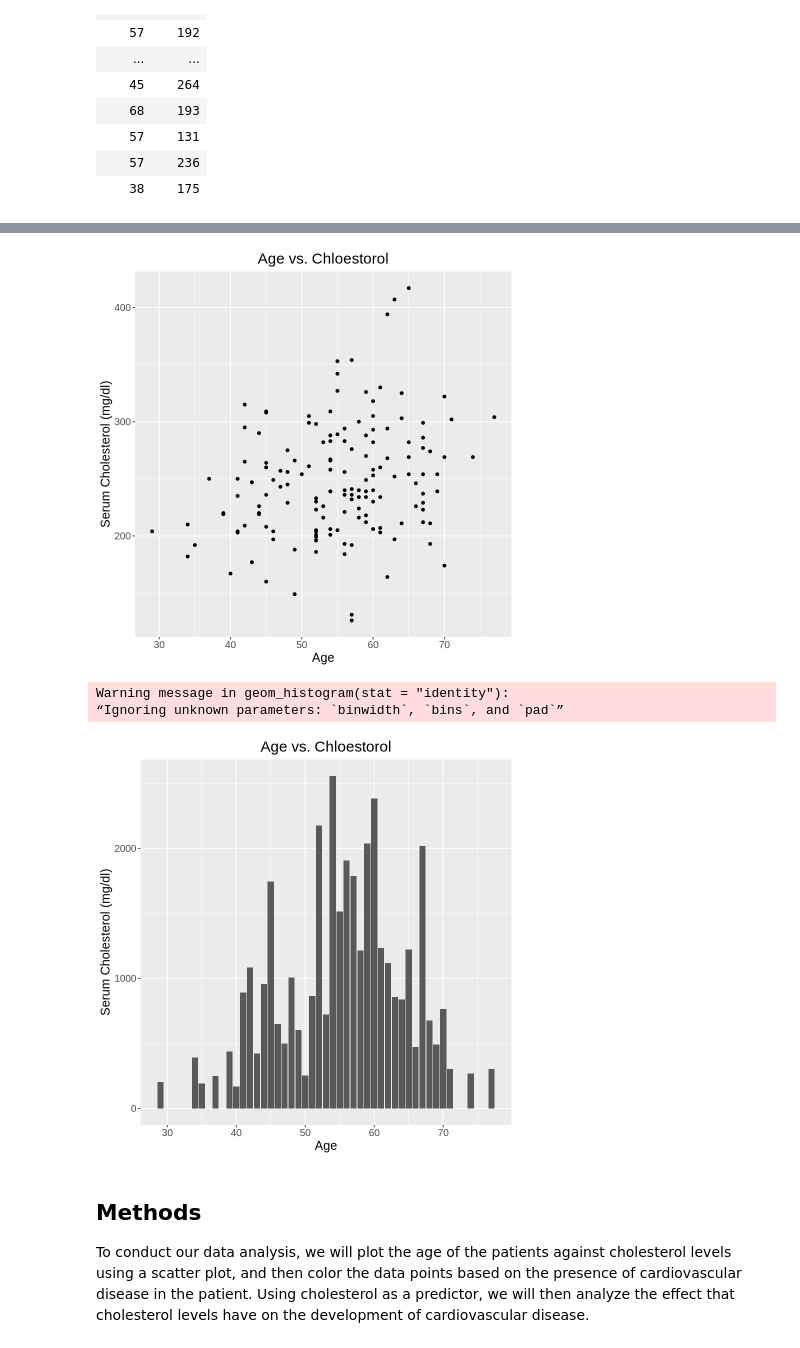
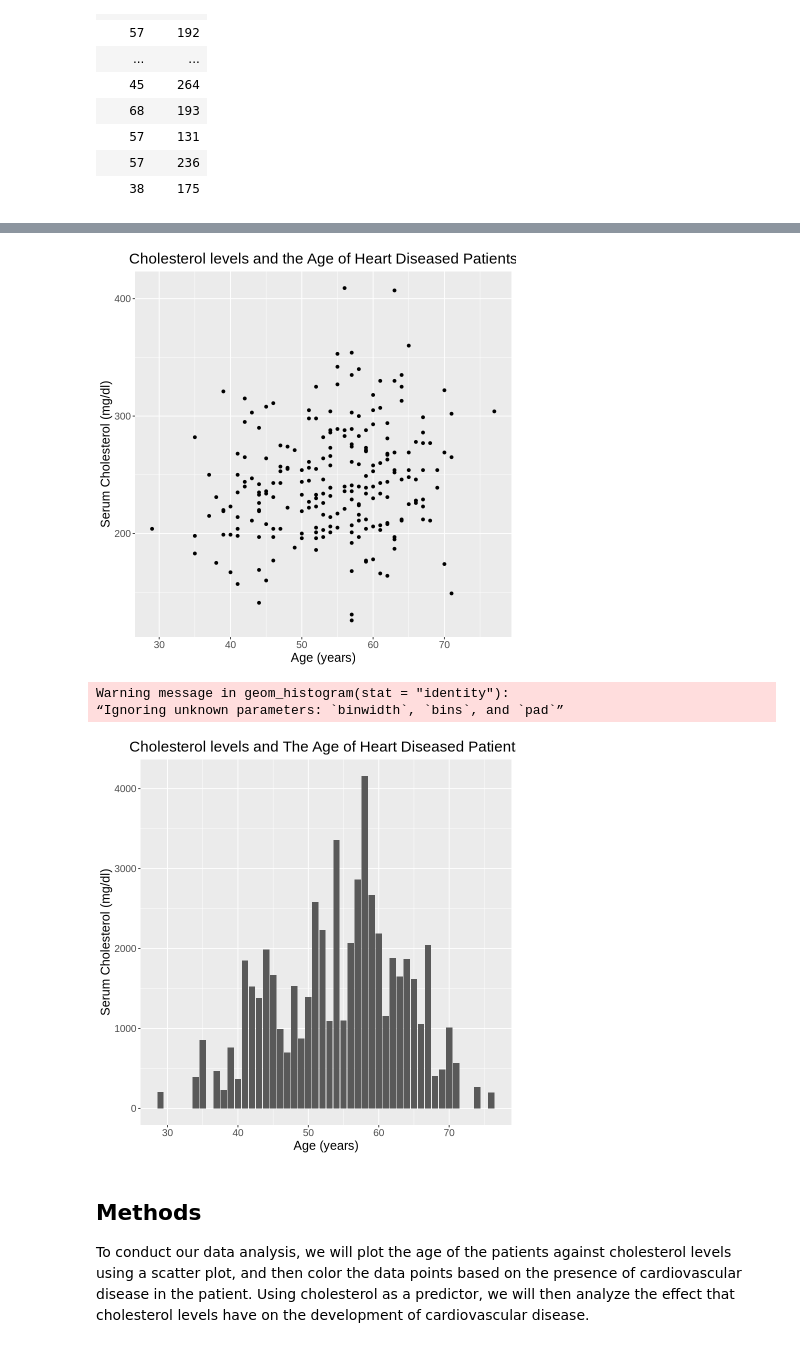
Before and after one commit to matthewzizek/dsci-100-project, a Jupyter notebook: ProjectProposal.ipynb, the cells around one changed output, grey strips where cells are left out. Drawn from its saved outputs; the diff is of its cells as text; code cells hidden in the pictures.

Commit message:
Added descriptive plot title and used the set.seed function

```diff
--- a/ProjectProposal.ipynb
+++ b/ProjectProposal.ipynb
@@ -21,11 +22,11 @@ dbl (12): 63.0, 1.0...2, 1.0...3, 145.0, 233.0, 1.0...6, 2.0, 150.0, 0.0...9...
 ℹ Use `spec()` to retrieve the full column specification for this data.
 ℹ Specify the column types or set `show_col_types = FALSE` to quiet this message.
 # %%
-tibble <- data |>
+cleveland <- data |>
   select(1, 5) |>
   rename(age = 1, chol = 2)
 
-tibble
+cleveland
 # %% [output]
 A tibble: 302 × 2
 | age | chol |
@@ -47,21 +48,28 @@ A tibble: 302 × 2
 | 57 | 236 |
 | 38 | 175 |
 # %%
-randomized_data <- data |>
-  sample_frac(1)
+set.seed(1)
 
-num_rows <- nrow(randomized_data) / 2
+#randomized_data <- data |>
+#  sample_frac(1)
 
-tibble1 <- randomized_data |>
-  slice(1:num_rows) |>
-  select(1, 5) |>
-  rename(age = 1, chol = 2)
+#num_rows <- nrow(randomized_data) / 2
 
-tibble2 <- randomized_data |>
-  slice((num_rows + 1):(num_rows * 2)) |>
-  select(1, 5) |>
-  rename(age = 1, chol = 2)
+#tibble1 <- randomized_data |>
+#  slice(1:num_rows) |>
+#  select(1, 5) |>
+#  rename(age = 1, chol = 2)
 
-tibble1
-tibble2
+#tibble2 <- randomized_data |>
+#  slice((num_rows + 1):(num_rows * 2)) |>
+#  select(1, 5) |>
+#  rename(age = 1, chol = 2)
+
+#tibble1
+#tibble2
+
+cleveland_split <- initial_split(tibble, prop = 0.75, strata = age)
+cleveland_train <- training(cleveland_split)
+cleveland_test <- testing(cleveland_split)
+glimpse(cleveland_train)
 # %% [output]
@@ -106,27 +80,25 @@ A tibble: 151 × 2
 # %%
-cleveland_splot <- tibble1 |>
+cleveland_plot <- cleveland_train |>
                     ggplot(aes(x = age, y = chol)) +
                     geom_point() +
-                    labs(x = "Age", y = "Serum Cholesterol (mg/dl)", title = "Age vs. Chloestorol") +
+                    labs(x = "Age (years)", y = "Serum Cholesterol (mg/dl)", title = "Cholesterol levels and the Age of Heart Diseased Patients") +
                     theme(text = element_text(size = 15)) +
                     theme(plot.title=element_text(hjust = 0.5))
-cleveland_splot
-
-# @phoebe do you think you could make the title more informative like "Cholesterol levels and age of heart diseased patients"
+cleveland_plot
 # %% [output]
-[figure, old version]
+[figure, new version]
 # %%
-cleveland_histogram <- tibble1 |>
+cleveland_histogram <- cleveland_train |>
                     ggplot(aes(x = age, y = chol)) +
                     geom_histogram(stat = "identity") +
-                    labs(x = "Age", y = "Serum Cholesterol (mg/dl)", title = "Age vs. Chloestorol") +
+                    labs(x = "Age (years)", y = "Serum Cholesterol (mg/dl)", title = "Cholesterol levels and The Age of Heart Diseased Patients") +
                     theme(text = element_text(size = 15)) +
                     theme(plot.title=element_text(hjust = 0.5))
 cleveland_histogram
 # %% [output]
 Warning message in geom_histogram(stat = "identity"):
 “Ignoring unknown parameters: `binwidth`, `bins`, and `pad`”
-[figure, old version]
+[figure, new version]
 # %% [markdown]
 ## Methods
 To conduct our data analysis, we will plot the age of the patients against cholesterol levels using a scatter plot, and then color the data points based on the presence of cardiovascular disease in the patient. Using cholesterol as a predictor, we will then analyze the effect that cholesterol levels have on the development of cardiovascular disease.
```
Also changed, not shown: parts of 2 cells of this notebook.
